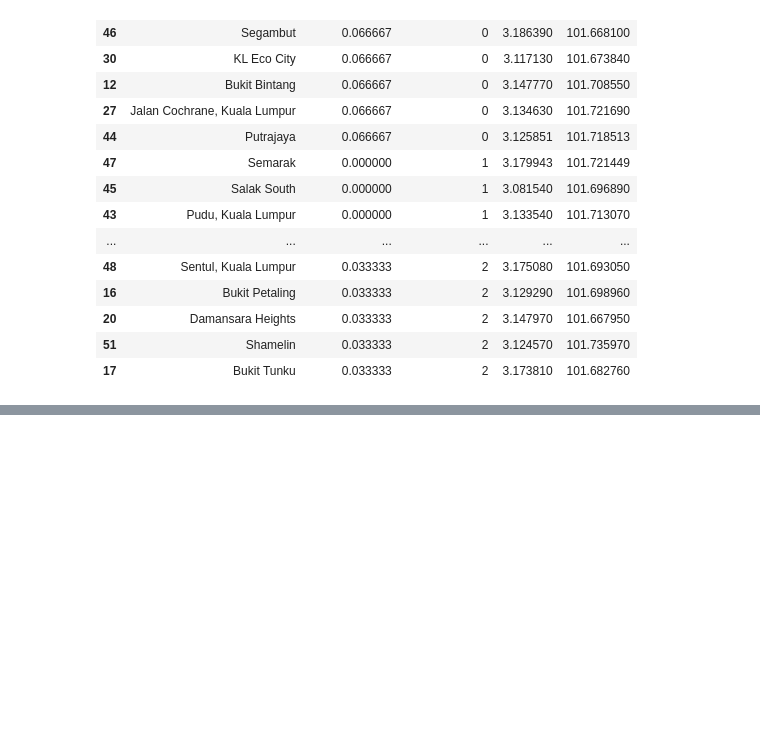
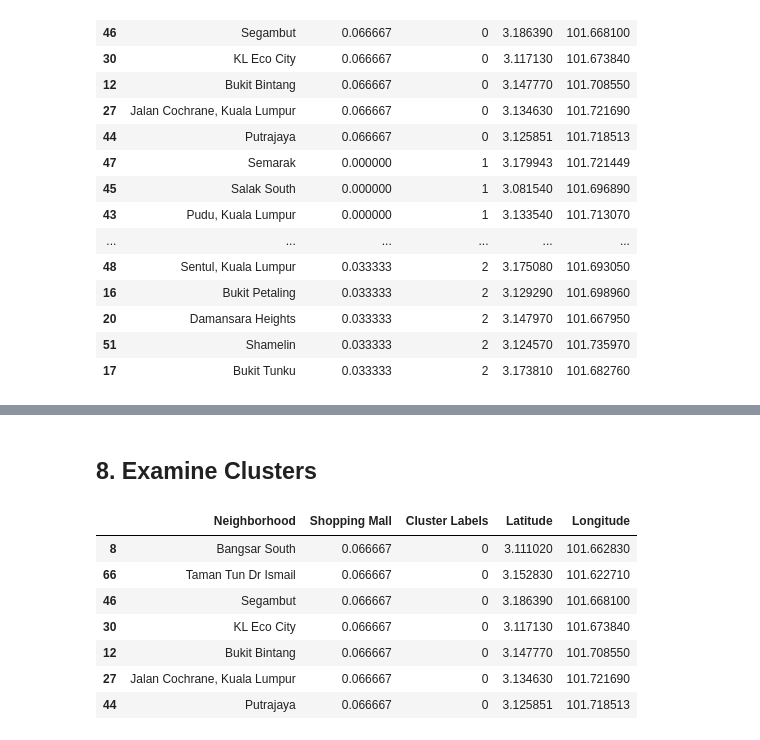
Before and after one commit to shu3bham/Coursera_Capstone, a Jupyter notebook: week 5 final submission.ipynb, the cells around one changed output, grey strips where cells are left out. Cells and saved outputs as stored; diff of their text form; code cells hidden in the pictures; blank space fills up the shorter version.

```diff
--- a/week 5 final submission.ipynb
+++ b/week 5 final submission.ipynb
@@ -436,0 +461,14 @@ x=np.arange(kcl)
+# %% [markdown]
+## 8. Examine Clusters
+# %%
+#cluster 0
+kl_merged.loc[kl_merged['Cluster Labels']==0]
+# %% [output]
+|  | Neighborhood | Shopping Mall | Cluster Labels | Latitude | Longitude |
+| 8 | Bangsar South | 0.066667 | 0 | 3.111020 | 101.662830 |
+| 66 | Taman Tun Dr Ismail | 0.066667 | 0 | 3.152830 | 101.622710 |
+| 46 | Segambut | 0.066667 | 0 | 3.186390 | 101.668100 |
+| 30 | KL Eco City | 0.066667 | 0 | 3.117130 | 101.673840 |
+| 12 | Bukit Bintang | 0.066667 | 0 | 3.147770 | 101.708550 |
+| 27 | Jalan Cochrane, Kuala Lumpur | 0.066667 | 0 | 3.134630 | 101.721690 |
+| 44 | Putrajaya | 0.066667 | 0 | 3.125851 | 101.718513 |
```
Also changed, not shown: parts of 6 cells of this notebook.
